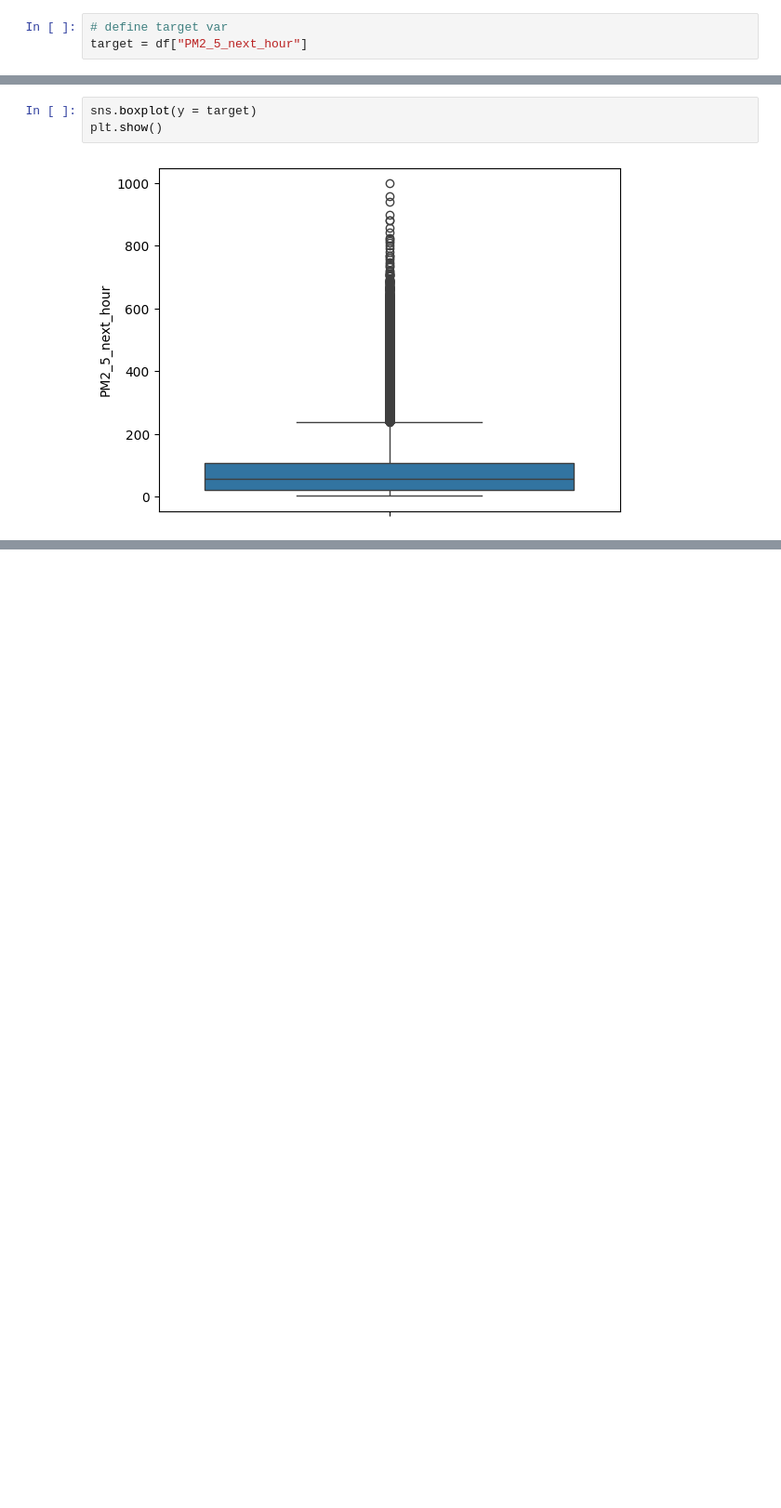
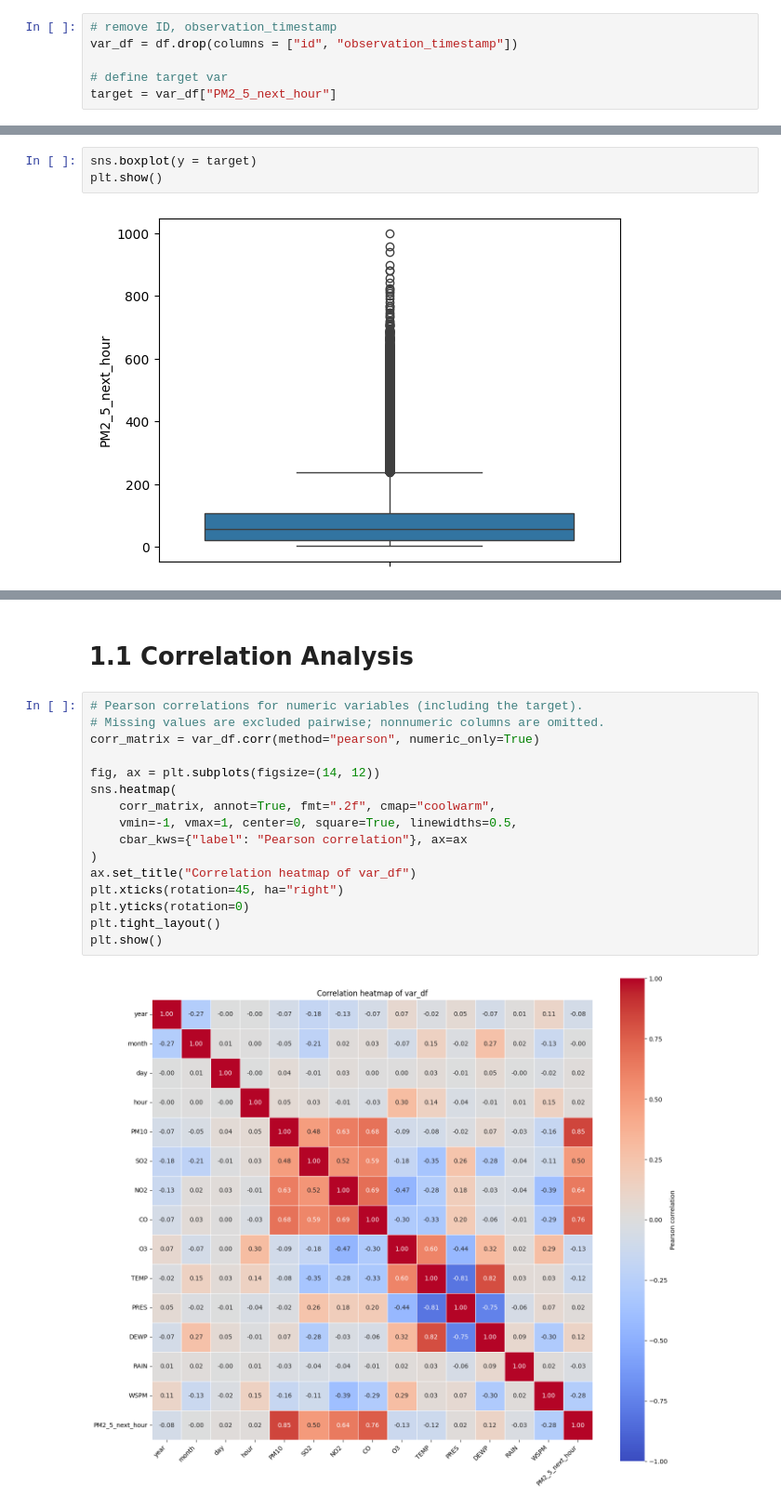
Before and after one commit to alexandertruong7981/datathon-cookathon, a Jupyter notebook: AT_attempt/AT_Attempt.ipynb, the cells around one changed output, grey strips where cells are left out. Shown at 93% size. Saved outputs shown, nothing was run; the diff lists cells and outputs as text; blank space fills up the shorter version.

```diff
--- a/AT_attempt/AT_Attempt.ipynb
+++ b/AT_attempt/AT_Attempt.ipynb
@@ -16,6 +18,9 @@ df.head()
 | 3 | AQ_C2DEB5BEFD7E | 2013-03-01 00:00:00 | Dongsi | 2013 | 3 | 1 | 0 | 9.0 | 3.0 | 17.0 | ... |
 | 4 | AQ_8B32BEDFDF0D | 2013-03-01 00:00:00 | Guanyuan | 2013 | 3 | 1 | 0 | 4.0 | 14.0 | 20.0 | ... |
 # %%
+# remove ID, observation_timestamp
+var_df = df.drop(columns = ["id", "observation_timestamp"])
+
 # define target var
-target = df["PM2_5_next_hour"]
+target = var_df["PM2_5_next_hour"]
 # %%
@@ -87,3 +90,23 @@ df.describe().round(4)
 | 50% | 2014.0000 | 6.0000 | 16.0000 | 11.0000 | 82.0000 | 7.7112 | 42.0000 | 900.0000 | 49.0000 | 16.1000 | 1009.0000 | ... |
 | 75% | 2015.0000 | 9.0000 | 23.0000 | 18.0000 | 144.0000 | 20.0000 | 69.0000 | 1500.0000 | 86.0000 | 23.9000 | 1017.8000 | ... |
 | max | 2016.0000 | 12.0000 | 31.0000 | 23.0000 | 999.0000 | 500.0000 | 290.0000 | 10000.0000 | 1071.0000 | 41.6000 | 1042.8000 | ... |
+# %% [markdown]
+# 1.1 Correlation Analysis
+# %%
+# Pearson correlations for numeric variables (including the target).
+# Missing values are excluded pairwise; nonnumeric columns are omitted.
+corr_matrix = var_df.corr(method="pearson", numeric_only=True)
+
+fig, ax = plt.subplots(figsize=(14, 12))
+sns.heatmap(
+    corr_matrix, annot=True, fmt=".2f", cmap="coolwarm",
+    vmin=-1, vmax=1, center=0, square=True, linewidths=0.5,
+    cbar_kws={"label": "Pearson correlation"}, ax=ax
+)
+ax.set_title("Correlation heatmap of var_df")
+plt.xticks(rotation=45, ha="right")
+plt.yticks(rotation=0)
+plt.tight_layout()
+plt.show()
+# %% [output]
+[figure, added]
```
Also changed, not shown: parts of 24 cells of this notebook, 23 other files.
